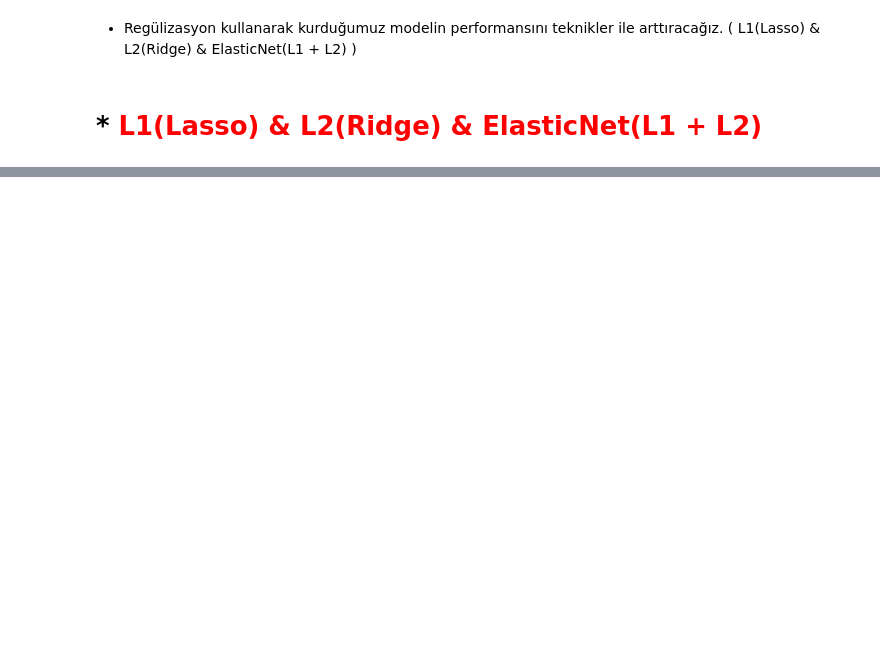
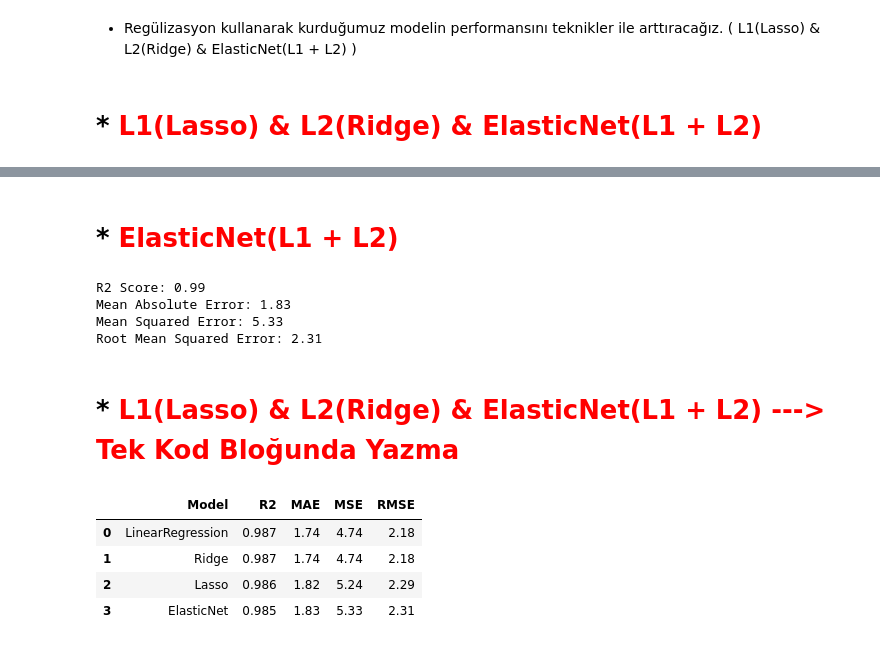
Before and after one commit to GorkemCin/Machine_Learning, a Jupyter notebook: Machine_Learning/supervised_ml/Multiple Linear Regression.ipynb, the cells around one changed output, grey strips where cells are left out. Saved outputs shown, nothing was run; the diff lists cells and outputs as text; code cells hidden in the pictures; blank space fills up the shorter version.

Commit message:
Update: Refined Multiple Linear Regression notebook

```diff
--- a/Machine_Learning/supervised_ml/Multiple Linear Regression.ipynb
+++ b/Machine_Learning/supervised_ml/Multiple Linear Regression.ipynb
@@ -609,0 +647,77 @@ NameError: name 'X_train' is not defined
+# %% [markdown]
+ # * <span style="color:red">ElasticNet(L1 + L2)</span>
+# %%
+# Modeli tanımladık (alpha: ceza gücü, l1_ratio: L1-L2 karışımı)
+enet_model = ElasticNet(alpha=1.0, l1_ratio=0.5, max_iter=20000, random_state=42)
+
+# Modeli eğittik
+enet_model.fit(X_train, y_train)
+
+# Tahmin yapıyoruz
+enet_pred = enet_model.predict(X_test)
+
+# Metrix sonuçlarını alıyoruz
+r2   = r2_score(y_test, enet_pred)
+mae  = mean_absolute_error(y_test, enet_pred)
+mse  = mean_squared_error(y_test, enet_pred)
+rmse = np.sqrt(mse)
+
+print(f"R2 Score: {r2:.2f}")
+print(f"Mean Absolute Error: {mae:.2f}")
+print(f"Mean Squared Error: {mse:.2f}")
+print(f"Root Mean Squared Error: {rmse:.2f}")
+# %% [output]
+R2 Score: 0.99
+Mean Absolute Error: 1.83
+Mean Squared Error: 5.33
+Root Mean Squared Error: 2.31
+# %% [markdown]
+# * <span style="color:red">L1(Lasso) & L2(Ridge) & ElasticNet(L1 + L2) ---> Tek Kod Bloğunda Yazma  </span>
+# %%
+# Tek bir modeli eğitip metrikleri döndüren yardımcı fonksiyondur
+def evaluate_model(name, model, X_train, X_test, y_train, y_test):
+    # Modeli eğittik
+    model.fit(X_train, y_train)
+    # Test setinde tahmin yaptık
+    pred = model.predict(X_test)
+
+    # Metrikleri hesapladık
+    r2   = r2_score(y_test, pred)                 # Açıklanan varyans oranı
+    mae  = mean_absolute_error(y_test, pred)      # Ortalama mutlak hata
+    mse  = mean_squared_error(y_test, pred)       # Ortalama kare hata
+    rmse = np.sqrt(mse)                           # Kök ortalama kare hata
+
+    # Sonuçları sözlük olarak döndürdük ve yuvarladık
+    return {
+        "Model": name,
+        "R2": round(r2, 3),
+        "MAE": round(mae, 2),
+        "MSE": round(mse, 2),
+        "RMSE": round(rmse, 2)
+    }
+
+    # Karşılaştırılacak modelleri tanımladık
+models = [
+    ("LinearRegression", LinearRegression()), # Baz model (düzenleme yok)
+    ("Lasso", Lasso(alpha=1.0)),              # L1 düzenleme
+    ("Ridge", Ridge(alpha=1.0)),              # L2 düzenleme
+    ("ElasticNet", ElasticNet(alpha=1.0)),    # L1+L2 karışımı
+]
+
+# Her model için evaluate_model çalıştırdık
+results = [evaluate_model(name, mdl, X_train, X_test, y_train, y_test) for name, mdl in models]
+
+# Sonuçları tabloya çevirdik, en iyi (düşük hata) üstte olacak şekilde sıraladık
+results_df = (
+    pd.DataFrame(results)
+      .sort_values(["RMSE", "MAE"], ascending=[True, True])
+      .reset_index(drop=True)
+)
+# Tablomuzu getirdik
+results_df
+# %% [output]
+|  | Model | R2 | MAE | MSE | RMSE |
+| 0 | LinearRegression | 0.987 | 1.74 | 4.74 | 2.18 |
+| 1 | Ridge | 0.987 | 1.74 | 4.74 | 2.18 |
+| 2 | Lasso | 0.986 | 1.82 | 5.24 | 2.29 |
+| 3 | ElasticNet | 0.985 | 1.83 | 5.33 | 2.31 |
```
Also changed, not shown: parts of 11 cells of this notebook.
